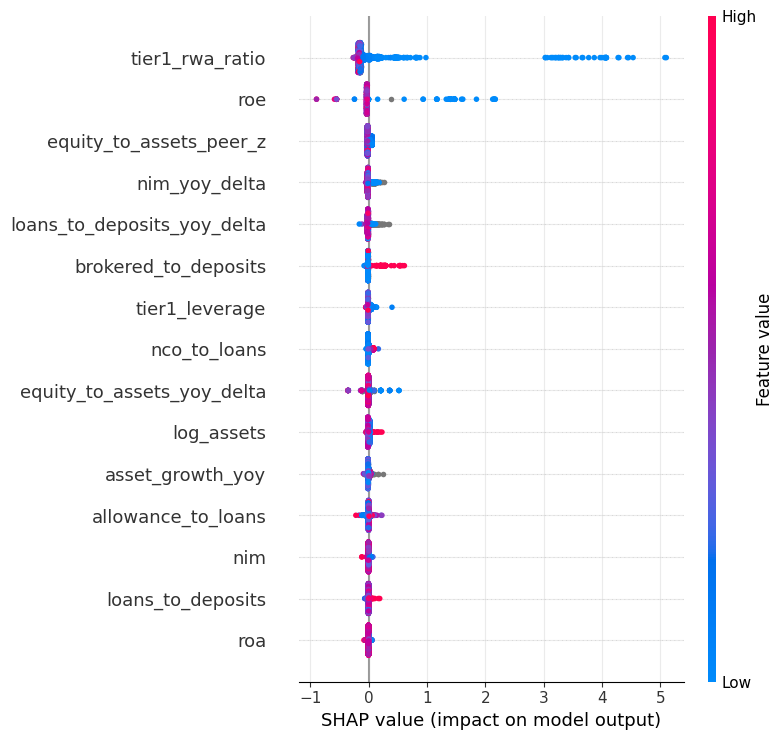
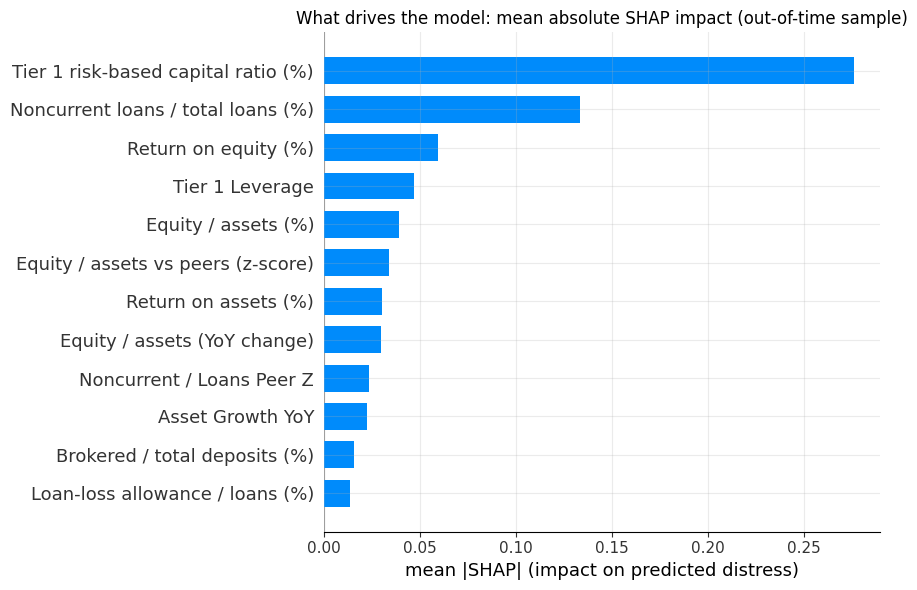
Unified diff of the notebook cell whose output changed from the first chart to the second:
--- before
+++ after
@@ -1,4 +1,6 @@
 import shap
 import lightgbm as lgb
+
+from finlens_ml.scenario import humanize_feature
 
 booster = lgb.Booster(model_file=str(REPO / "ml" / "artifacts" / "booster_h4.txt"))
@@ -8,4 +10,9 @@
 if isinstance(sv, list):
     sv = sv[1] if len(sv) > 1 else sv[0]
-shap.summary_plot(sv, sample, max_display=15, show=False)
+# Readable labels + a clean horizontal mean-|SHAP| importance bar (the beeswarm crammed
+# all 34 raw feature names onto the left axis). Top 12 drivers, plain-English names.
+disp = sample.rename(columns={c: humanize_feature(c) for c in sample.columns})
+shap.summary_plot(sv, disp, max_display=12, plot_type="bar", show=False, plot_size=(9, 6))
+plt.title("What drives the model: mean absolute SHAP impact (out-of-time sample)")
+plt.xlabel("mean |SHAP| (impact on predicted distress)")
 plt.tight_layout(); plt.show()

Commit: Wiki readable typography; DuckDB warehouse (Snowflake trial expired); notebook fixes